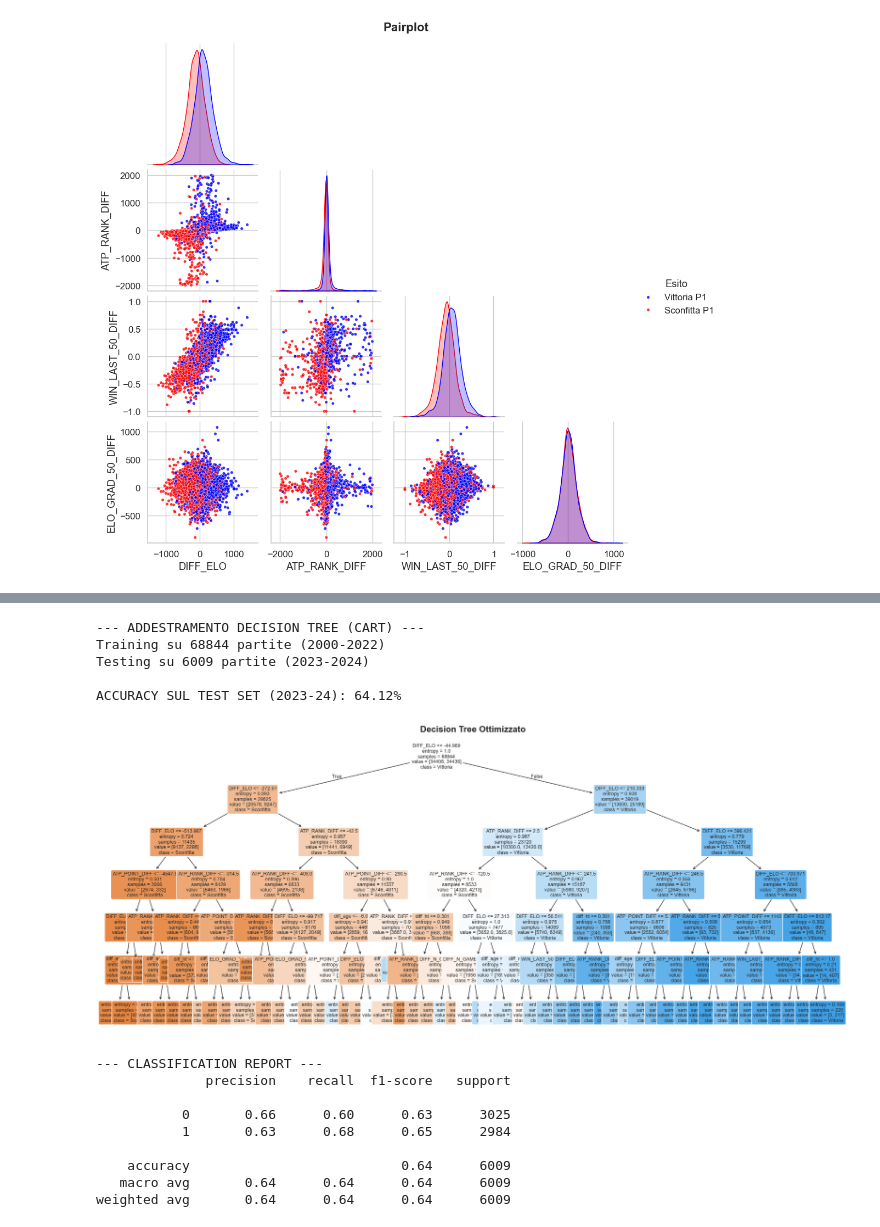
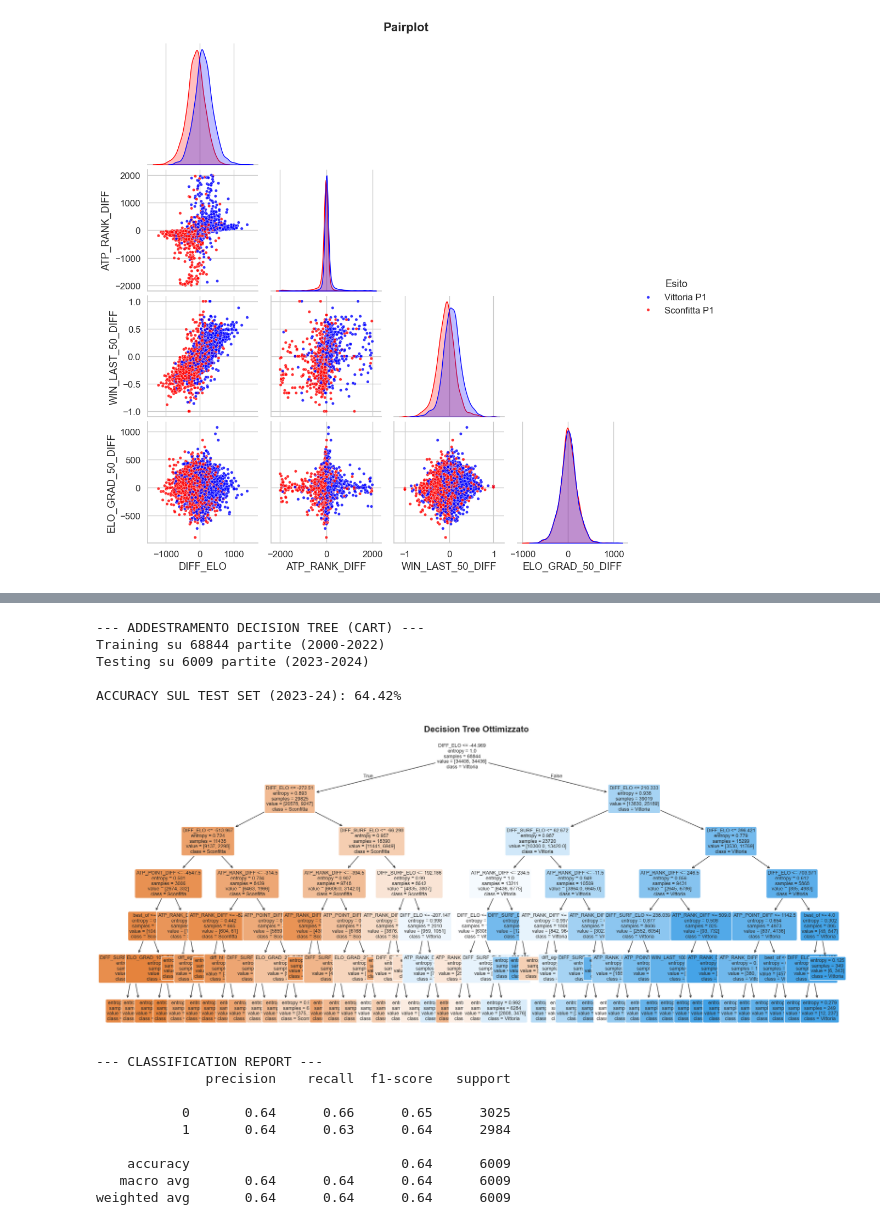
Before and after one commit to ilBiondo06/ML-Tennis-Prediction, a Jupyter notebook: tennis-prediction.ipynb, the cells around one changed output, grey strips where cells are left out. Saved outputs shown, nothing was run; the diff lists cells and outputs as text; code cells hidden in the pictures.

```diff
--- a/tennis-prediction.ipynb
+++ b/tennis-prediction.ipynb
@@ -597,6 +597,8 @@ def transform_to_ml_format(df):
     df_ml['ATP_RANK_DIFF'] = df_ml['p2_rank'] - df_ml['p1_rank']
     df_ml['ATP_POINT_DIFF'] = df_ml['p1_rank_points'] - df_ml['p2_rank_points']
     df_ml['DIFF_ELO'] = df_ml['p1_elo'] - df_ml['p2_elo']
+    df_ml['DIFF_SURF_ELO'] = df_ml['p1_surface_elo'] - df_ml['p2_surface_elo']
+    df_ml['DIFF_H2H'] = df_ml['p1_h2h'] - df_ml['p2_h2h']
     df_ml['DIFF_N_GAMES'] = df_ml['p1_matches_played'] - df_ml['p2_matches_played']
 
     for x in [5, 25, 50, 100]:
@@ -1110,11 +1057,38 @@ except:
 
 # Feature Selection
 features = [
-    'DIFF_ELO', 'ATP_RANK_DIFF', 'ATP_POINT_DIFF',
-    'DIFF_N_GAMES', 'diff_age', 'diff_ht',
-    'WIN_LAST_5_DIFF', 'WIN_LAST_50_DIFF',
-    'ELO_GRAD_20_DIFF', 'ELO_GRAD_50_DIFF',
-    'surface_Hard', 'surface_Clay', 'surface_Grass'
+    # --- CONTESTO DEL MATCH ---
+    'best_of',
+    'round_num',
+    'surface_Hard', 'surface_Clay', 'surface_Grass', 'surface_Carpet',
+
+    # --- CARATTERISTICHE FISICHE ---
+    'diff_age',
+    'diff_ht',
+    'p1_is_left',
+    'p2_is_left',
+
+    # --- RANKING E ELO  ---
+    'DIFF_ELO',
+    'DIFF_SURF_ELO',
+    'ATP_RANK_DIFF',
+    'ATP_POINT_DIFF',
+    'DIFF_H2H',
+
+    # --- ESPERIENZA ---
+    'DIFF_N_GAMES',
+
+    # --- FORMA RECENTE ---
+    'WIN_LAST_5_DIFF',     # Forma brevissimo termine
+    'WIN_LAST_25_DIFF',    # Forma breve termine
+    'WIN_LAST_50_DIFF',    # Forma medio termine
+    'WIN_LAST_100_DIFF',   # Forma lungo termine
+
+    # --- TREND DI MIGLIORAMENTO ---
+    'ELO_GRAD_20_DIFF',
+    'ELO_GRAD_35_DIFF',
+    'ELO_GRAD_50_DIFF',
+    'ELO_GRAD_100_DIFF'
 ]
 
 # 2. SPLIT CRONOLOGICO
@@ -1141,40 +1115,40 @@ clf_tree = DecisionTreeClassifier(
 clf_tree.fit(X_train, y_train)
 
 # 4. VALUTAZIONE
 y_pred = clf_tree.predict(X_test)
 acc = accuracy_score(y_test, y_pred)
 print(f"\nACCURACY SUL TEST SET (2023-24): {acc:.2%}")
 
 # 5. VISUALIZZAZIONE ALBERO
 plt.figure(figsize=(24, 10))
 plot_tree(
     clf_tree,
     feature_names=features,
     class_names=['Sconfitta', 'Vittoria'],
     filled=True,
     rounded=True,
     fontsize=9,
     max_depth=6
 )
 plt.title(f"Decision Tree Ottimizzato", fontsize=16, fontweight='bold')
 plt.show()
 
 
 # Stampa report testuale
 print("\n--- CLASSIFICATION REPORT ---")
 print(classification_report(y_test, y_pred))
 # %% [output]
 --- ADDESTRAMENTO DECISION TREE (CART) ---
 Training su 68844 partite (2000-2022)
 Testing su 6009 partite (2023-2024)
 
-ACCURACY SUL TEST SET (2023-24): 64.12%
+ACCURACY SUL TEST SET (2023-24): 64.42%
-[figure, old version]
+[figure, new version]
 --- CLASSIFICATION REPORT ---
               precision    recall  f1-score   support
 
-           0       0.66      0.60      0.63      3025
-           1       0.63      0.68      0.65      2984
+           0       0.64      0.66      0.65      3025
+           1       0.64      0.63      0.64      2984
 
     accuracy                           0.64      6009
    macro avg       0.64      0.64      0.64      6009
```
Also changed, not shown: parts of 6 cells of this notebook, 1 other file.
